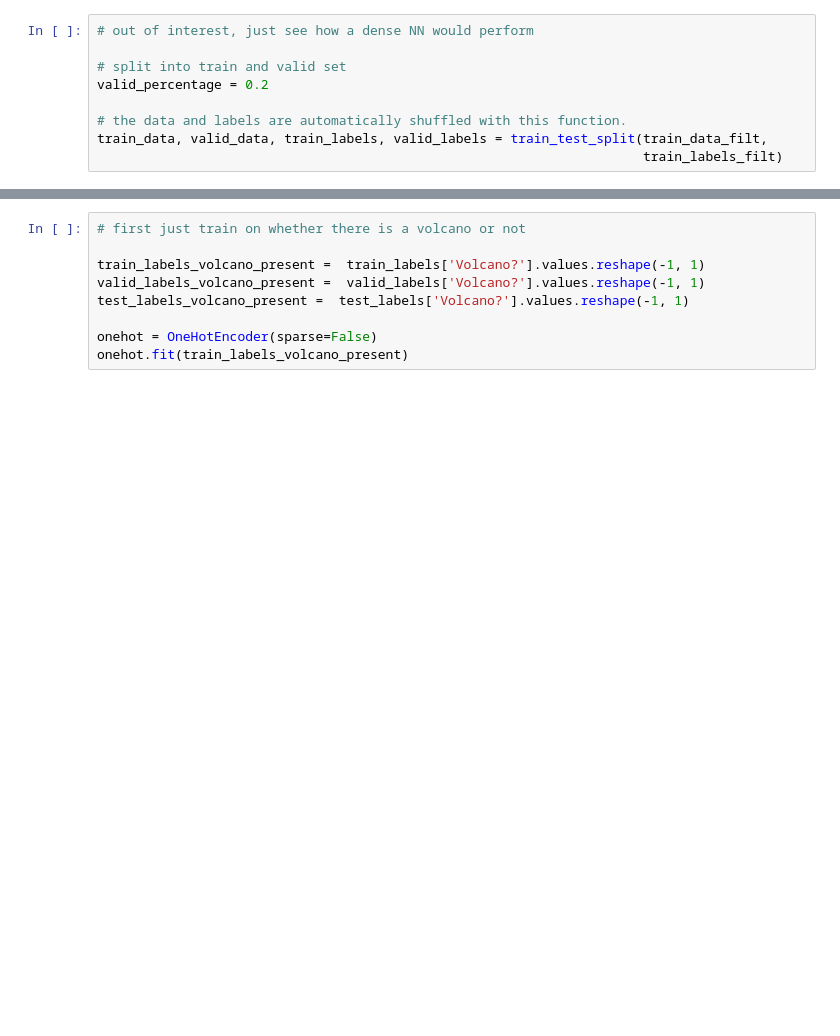
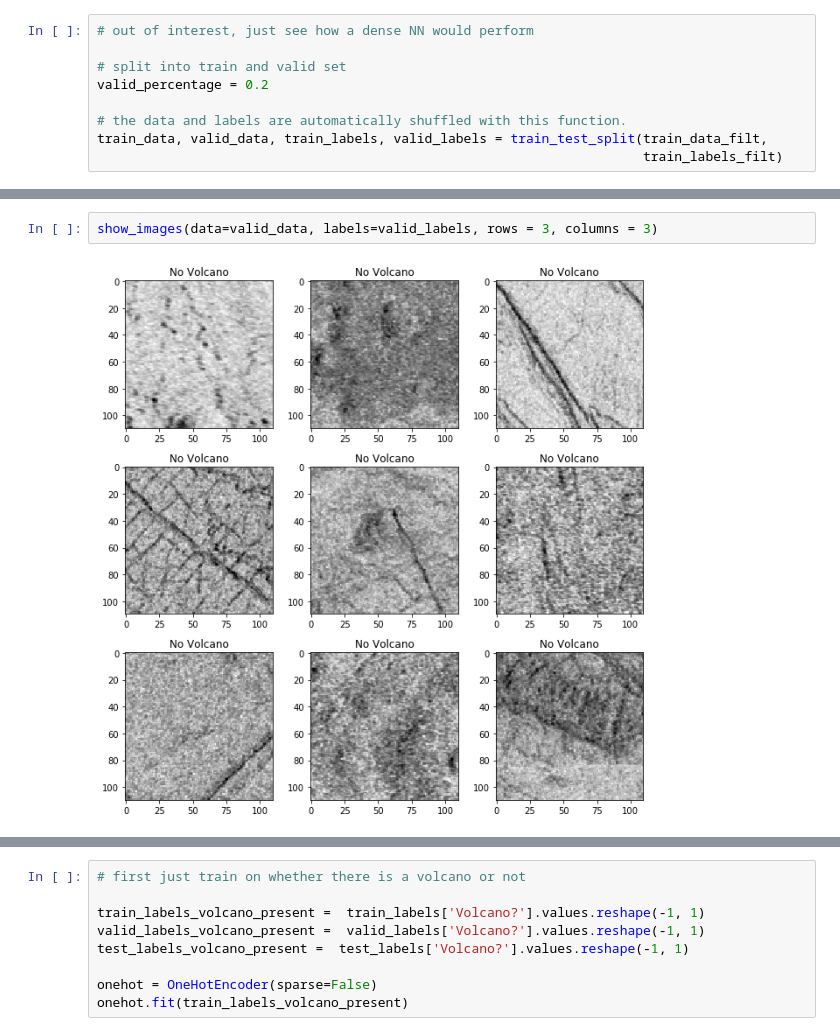
Before and after one commit to eejwa/Venus_Volcanoes, a Jupyter notebook: CNN_Venus_Volcanoes_SAR.ipynb, the cells around one changed output, grey strips where cells are left out. Drawn from its saved outputs; the diff is of its cells as text; blank space fills up the shorter version.

```diff
--- a/CNN_Venus_Volcanoes_SAR.ipynb
+++ b/CNN_Venus_Volcanoes_SAR.ipynb
@@ -191,3 +178,7 @@ show_images(data=train_data, labels=train_labels, indexes=10)
+# %%
+show_images(data=valid_data, labels=valid_labels, rows = 3, columns = 3)
+# %% [output]
+[figure, added]
 # %%
 train_data_test = train_data.values.reshape(len(train_data),110,110,1)
 valid_data_test = valid_data.values.reshape(len(valid_data),110,110,1)
```
Also changed, not shown: parts of 10 cells of this notebook.
